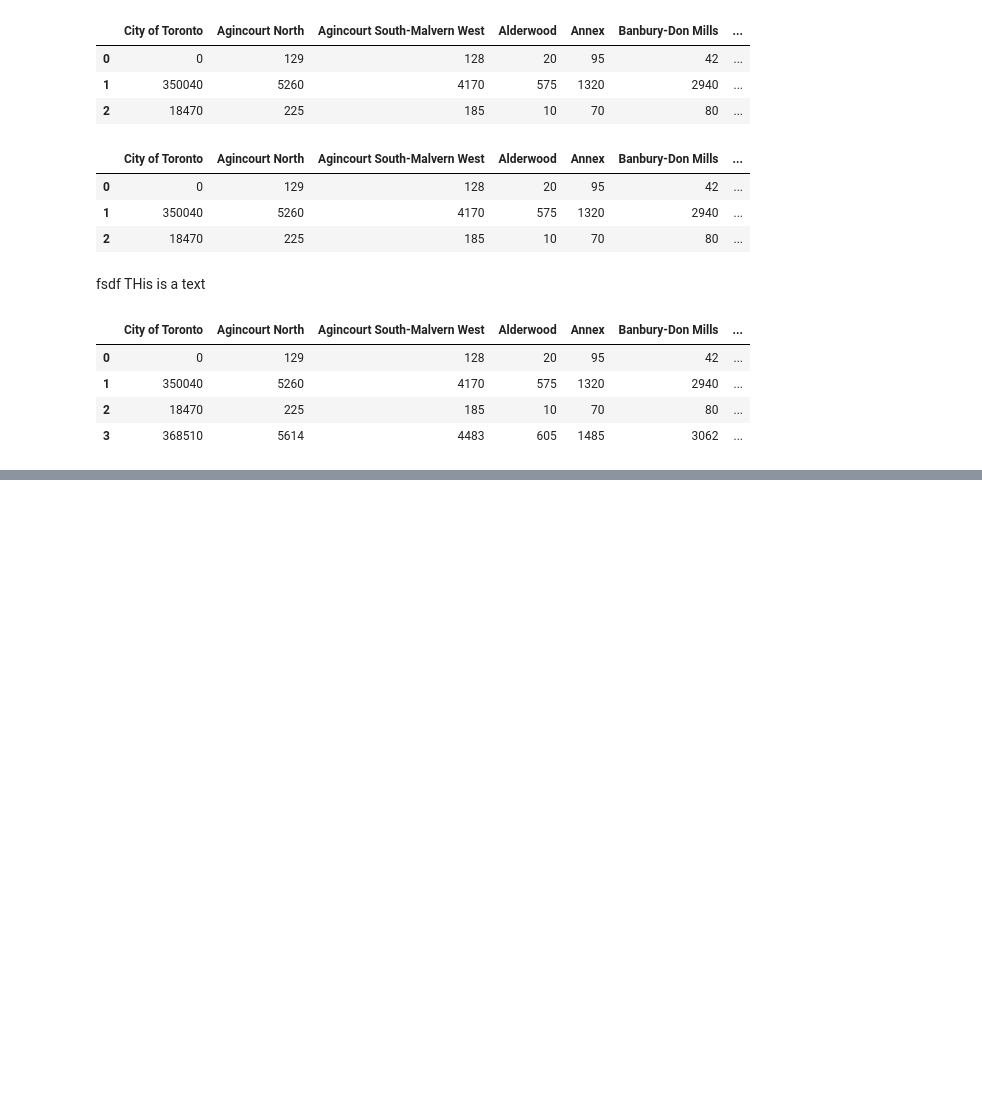
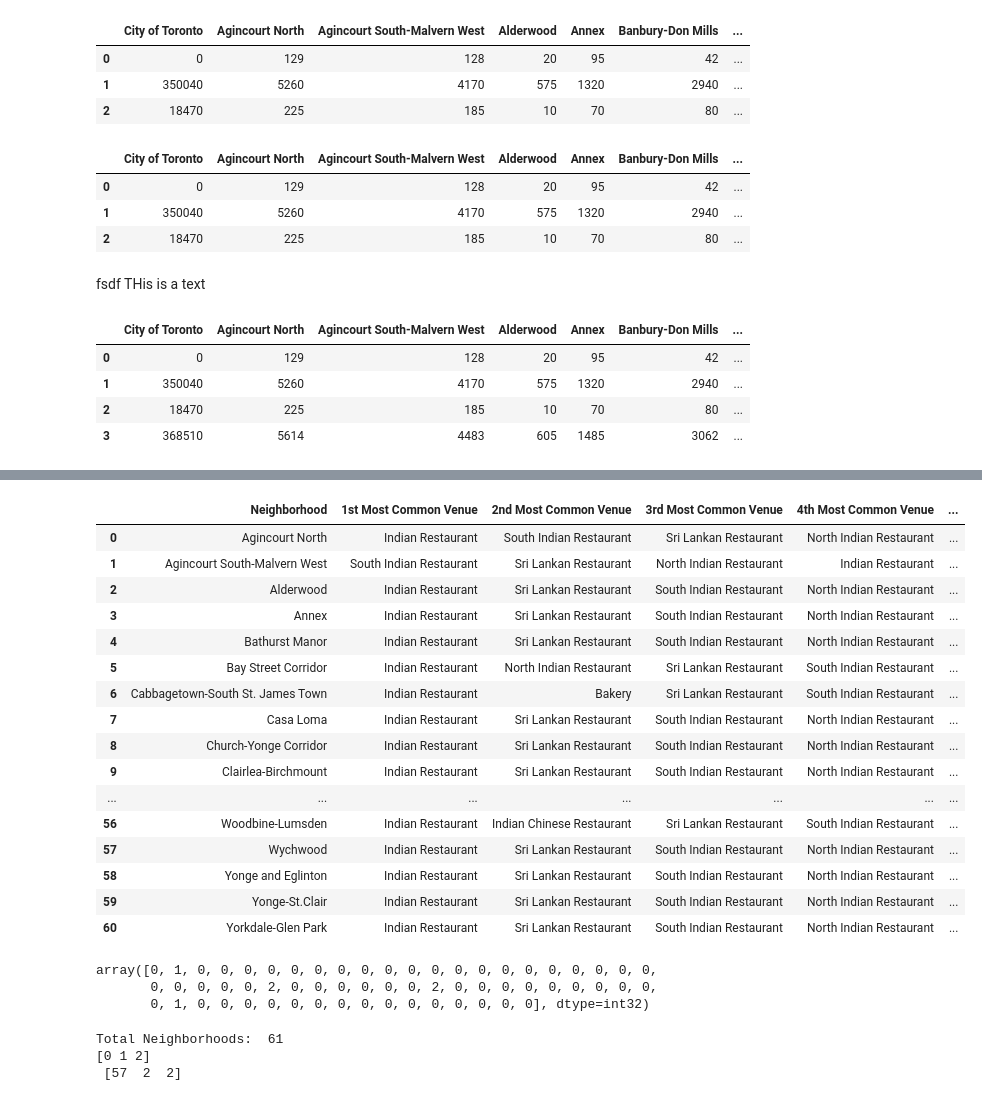
Before and after one commit to agprasanna/Coursera_Capstone, a Jupyter notebook: Opening a Sri Lankan Restaurant in Toronto.ipynb, the cells around one changed output, grey strips where cells are left out. Saved outputs shown, nothing was run; the diff lists cells and outputs as text; code cells hidden in the pictures; blank space fills up the shorter version.

```diff
--- a/Opening a Sri Lankan Restaurant in Toronto.ipynb
+++ b/Opening a Sri Lankan Restaurant in Toronto.ipynb
@@ -386,0 +394,21 @@ print(Toronto_onehot.shape)
+# %%
+num_top_venues = 6
+
+indicators = ['st', 'nd', 'rd']
+
+# create columns according to number of top venues
+columns = ['Neighborhood']
+for ind in np.arange(num_top_venues):
+    try:
+        columns.append('{}{} Most Common Venue'.format(ind+1, indicators[ind]))
+    except:
+        columns.append('{}th Most Common Venue'.format(ind+1))
+
+# create a new dataframe
+neighborhoods_venues_sorted = pd.DataFrame(columns=columns)
+neighborhoods_venues_sorted['Neighborhood'] = Toronto_grouped['Neighborhood']
+
+for ind in np.arange(Toronto_grouped.shape[0]):
+    neighborhoods_venues_sorted.iloc[ind, 1:] = return_most_common_venues(Toronto_grouped.iloc[ind, :], num_top_venues)
+
+neighborhoods_venues_sorted.head()
@@ -386,0 +422,50 @@ print(Toronto_onehot.shape)
+# %%
+neighborhoods_venues_sorted
+# %% [output]
+|  | Neighborhood | 1st Most Common Venue | 2nd Most Common Venue | 3rd Most Common Venue | 4th Most Common Venue | ... |
+| 0 | Agincourt North | Indian Restaurant | South Indian Restaurant | Sri Lankan Restaurant | North Indian Restaurant | ... |
+| 1 | Agincourt South-Malvern West | South Indian Restaurant | Sri Lankan Restaurant | North Indian Restaurant | Indian Restaurant | ... |
+| 2 | Alderwood | Indian Restaurant | Sri Lankan Restaurant | South Indian Restaurant | North Indian Restaurant | ... |
+| 3 | Annex | Indian Restaurant | Sri Lankan Restaurant | South Indian Restaurant | North Indian Restaurant | ... |
+| 4 | Bathurst Manor | Indian Restaurant | Sri Lankan Restaurant | South Indian Restaurant | North Indian Restaurant | ... |
+| 5 | Bay Street Corridor | Indian Restaurant | North Indian Restaurant | Sri Lankan Restaurant | South Indian Restaurant | ... |
+| 6 | Cabbagetown-South St. James Town | Indian Restaurant | Bakery | Sri Lankan Restaurant | South Indian Restaurant | ... |
+| 7 | Casa Loma | Indian Restaurant | Sri Lankan Restaurant | South Indian Restaurant | North Indian Restaurant | ... |
+| 8 | Church-Yonge Corridor | Indian Restaurant | Sri Lankan Restaurant | South Indian Restaurant | North Indian Restaurant | ... |
+| 9 | Clairlea-Birchmount | Indian Restaurant | Sri Lankan Restaurant | South Indian Restaurant | North Indian Restaurant | ... |
+| ... | ... | ... | ... | ... | ... | ... |
+| 56 | Woodbine-Lumsden | Indian Restaurant | Indian Chinese Restaurant | Sri Lankan Restaurant | South Indian Restaurant | ... |
+| 57 | Wychwood | Indian Restaurant | Sri Lankan Restaurant | South Indian Restaurant | North Indian Restaurant | ... |
+| 58 | Yonge and Eglinton | Indian Restaurant | Sri Lankan Restaurant | South Indian Restaurant | North Indian Restaurant | ... |
+| 59 | Yonge-St.Clair | Indian Restaurant | Sri Lankan Restaurant | South Indian Restaurant | North Indian Restaurant | ... |
+| 60 | Yorkdale-Glen Park | Indian Restaurant | Sri Lankan Restaurant | South Indian Restaurant | North Indian Restaurant | ... |
+# %%
+
+
+# set number of clusters
+kclusters = 3
+
+Toronto_grouped_clustering = Toronto_grouped.drop('Neighborhood', 1)
+
+# run k-means clustering
+kmeans = KMeans(algorithm='auto', n_clusters=kclusters, random_state=0).fit(Toronto_grouped_clustering)
+
+# check cluster labels generated for each row in the dataframe
+#kmeans.labels_[0:10]
+kmeans.labels_
+# %% [output]
+array([0, 1, 0, 0, 0, 0, 0, 0, 0, 0, 0, 0, 0, 0, 0, 0, 0, 0, 0, 0, 0, 0,
+       0, 0, 0, 0, 0, 2, 0, 0, 0, 0, 0, 0, 2, 0, 0, 0, 0, 0, 0, 0, 0, 0,
+       0, 1, 0, 0, 0, 0, 0, 0, 0, 0, 0, 0, 0, 0, 0, 0, 0], dtype=int32)
+# %%
+
+
+#Just checking up how many neighborhoods are in each cluster
+clusters, counts = np.unique(kmeans.labels_, return_counts=True)
+
+print("Total Neighborhoods: ", len(kmeans.labels_))
+print(clusters, "\n", counts)
+# %% [output]
+Total Neighborhoods:  61
+[0 1 2]
+ [57  2  2]
```
Also changed, not shown: parts of 9 cells of this notebook.
